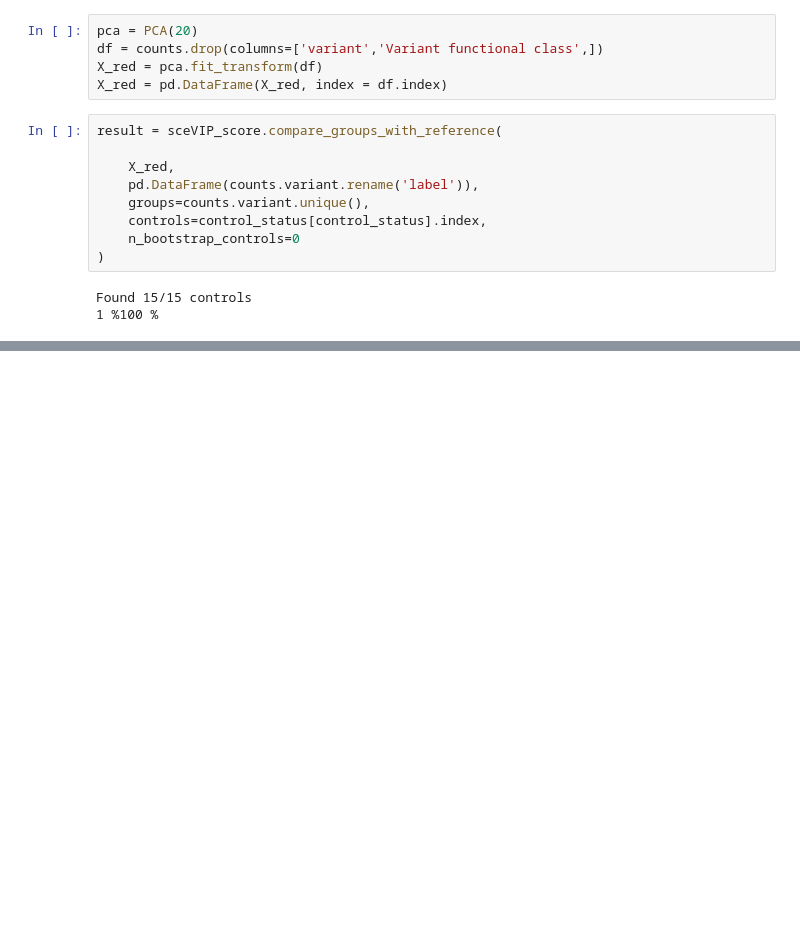
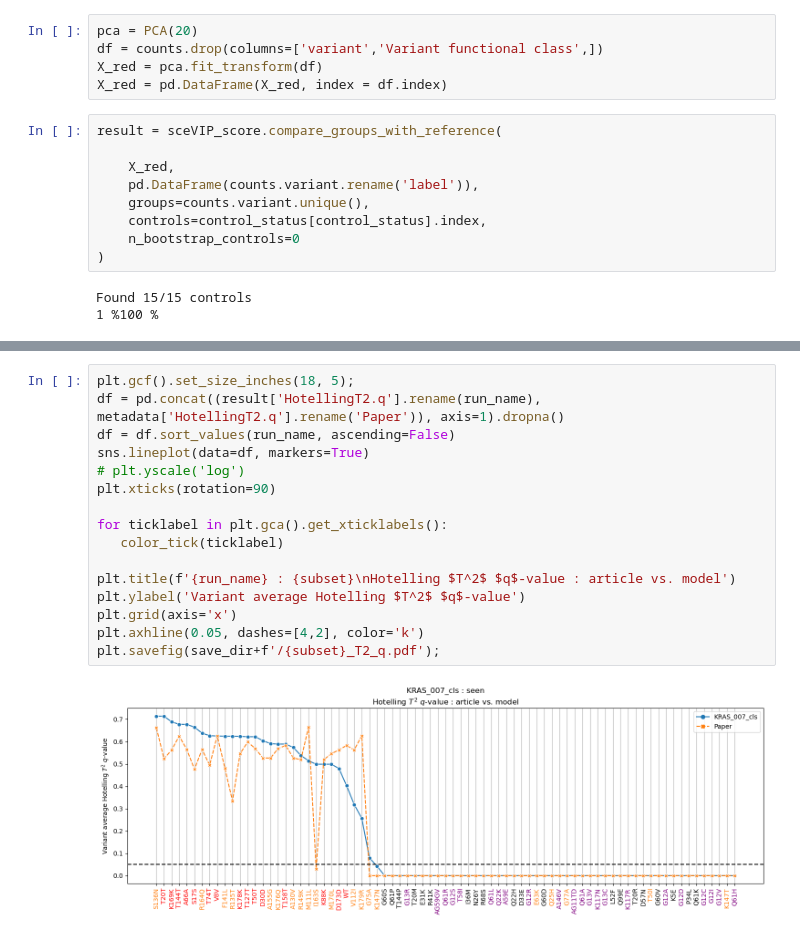
Before and after one commit to Lucas-Gui/sc_contrast, a Jupyter notebook: impact_scores.ipynb, the cells around one changed output, grey strips where cells are left out. Drawn from its saved outputs; the diff is of its cells as text; blank space fills up the shorter version.

```diff
--- a/impact_scores.ipynb
+++ b/impact_scores.ipynb
@@ -152,0 +351,18 @@ plt.plot(df.Recomputed - df.Paper)
+# %%
+plt.gcf().set_size_inches(18, 5);
+df = pd.concat((result['HotellingT2.q'].rename(run_name), metadata['HotellingT2.q'].rename('Paper')), axis=1).dropna()
+df = df.sort_values(run_name, ascending=False)
+sns.lineplot(data=df, markers=True)
+# plt.yscale('log')
+plt.xticks(rotation=90)
+
+for ticklabel in plt.gca().get_xticklabels():
+   color_tick(ticklabel)
+
+plt.title(f'{run_name} : {subset}\nHotelling $T^2$ $q$-value : article vs. model')
+plt.ylabel('Variant average Hotelling $T^2$ $q$-value')
+plt.grid(axis='x')
+plt.axhline(0.05, dashes=[4,2], color='k')
+plt.savefig(save_dir+f'/{subset}_T2_q.pdf');
+# %% [output]
+[figure, added]
```
Also changed, not shown: parts of 28 cells of this notebook.
